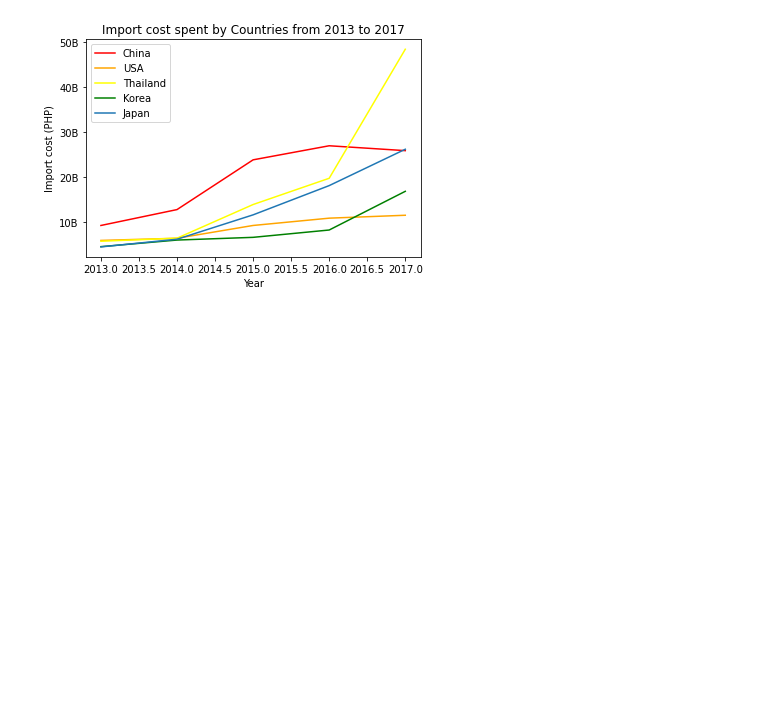
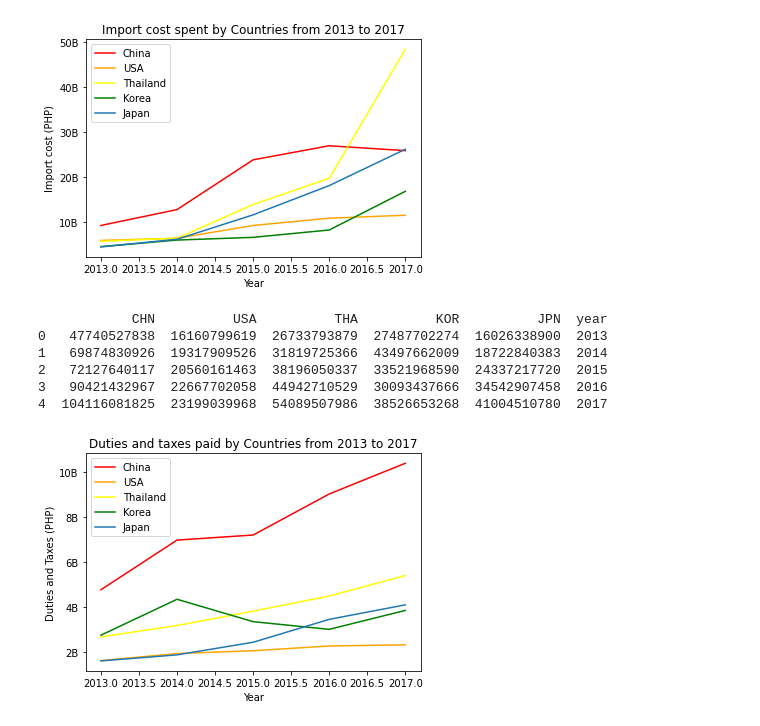
Before and after one commit to NIP-Data-Computation/show-and-tell, a Jupyter notebook: dahnag_show_and_tell_week7.ipynb, the cells around one changed output. Drawn from its saved outputs; the diff is of its cells as text; code cells hidden in the pictures; blank space fills up the shorter version.

```diff
--- a/dahnag_show_and_tell_week7.ipynb
+++ b/dahnag_show_and_tell_week7.ipynb
@@ -118,3 +141,67 @@ plt.legend()
 plt.show()
 # %% [output]
 [figure]
+# %%
+#List of countries obtained from number 3
+countries = ['CHN','USA','THA','KOR','JPN']
+
+#Storage of datapoints
+import_CHN = []
+import_USA = []
+import_THA = []
+import_KOR = []
+import_JPN = []
+year = []
+
+for i in range(3,8):
+  #Load CSV files
+  filename = 'boc_lite_201' + str(i) + '.csv'
+
+  #Read csv files
+  df = pd.read_csv(filename, encoding="latin-1")
+
+  for c in countries:
+    count = df[df['countryorigin_iso3'] == c]['dutiestaxes'].sum()
+    if c == 'CHN':
+      import_CHN.append(count)
+    elif c == 'USA':
+      import_USA.append(count)
+    elif c == 'THA':
+      import_THA.append(count)
+    elif c == 'KOR':
+      import_KOR.append(count)
+    else:
+      import_JPN.append(count)
+
+  year.append(2010+ i)
+
+dframe = pd.DataFrame({'CHN':import_CHN, 'USA':import_USA, 'THA':import_THA,
+                       'KOR':import_KOR, 'JPN':import_JPN, 'year':year})
+
+print(dframe)
+# %% [output]
+            CHN          USA          THA          KOR          JPN  year
+0   47740527838  16160799619  26733793879  27487702274  16026338900  2013
+1   69874830926  19317909526  31819725366  43497662009  18722840383  2014
+2   72127640117  20560161463  38196050337  33521968590  24337217720  2015
+3   90421432967  22667702058  44942710529  30093437666  34542907458  2016
+4  104116081825  23199039968  54089507986  38526653268  41004510780  2017
+# %%
+plt.plot(dframe['year'], dframe['CHN'], label = 'China', color = 'red')
+plt.plot(dframe['year'], dframe['USA'], label = 'USA',color='orange')
+plt.plot(dframe['year'], dframe['THA'], label = 'Thailand', color = 'yellow')
+plt.plot(dframe['year'], dframe['KOR'], label = 'Korea', color='green')
+plt.plot(dframe['year'], dframe['JPN'], label = 'Japan')
+
+# add labels
+plt.title('Duties and taxes paid by Countries from 2013 to 2017')
+plt.xlabel('Year')
+plt.ylabel('Duties and Taxes (PHP)')
+plt.yticks([20000000000, 40000000000, 60000000000, 80000000000, 100000000000],
+           ['2B','4B','6B','8B','10B'])
+plt.legend()
+
+# display plots
+plt.show()
+# %% [output]
+[figure, added]
```
Also changed, not shown: parts of 5 cells of this notebook.
